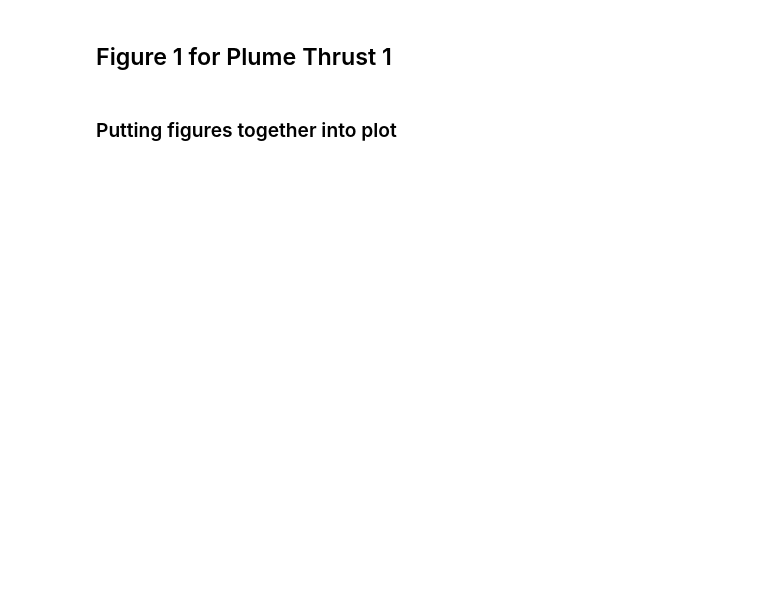
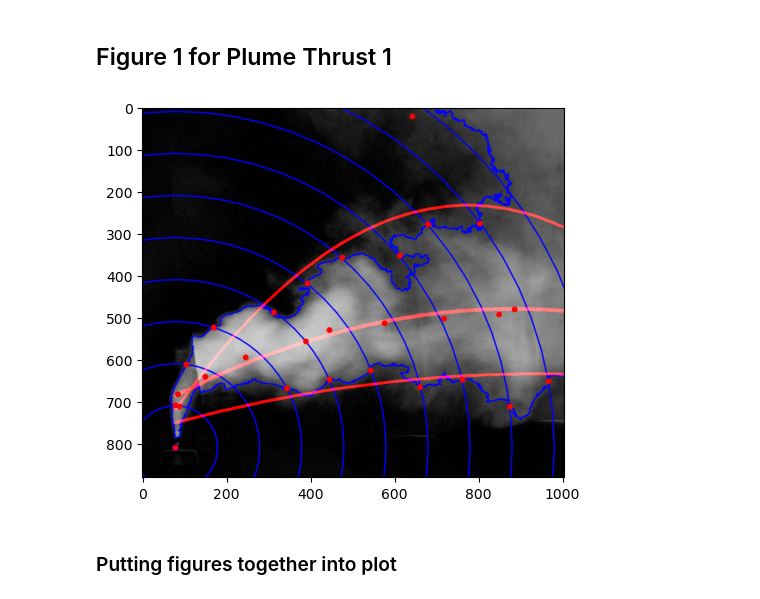
Before and after one commit to MalachiteWind/ROM-Plumes-Experiments, a Jupyter notebook: figures.ipynb, the cells around one changed output. Drawn from its saved outputs; the diff is of its cells as text; code cells hidden in the pictures; blank space fills up the shorter version.

Commit message:
updated figures

```diff
--- a/figures.ipynb
+++ b/figures.ipynb
@@ -41,9 +41,10 @@ output=plume_learner.concentric_circle(
     plume_contour=True, # This was added into source-- but probably not necessary anymore
     boundary_ring=True,
     fit_poly=True,
-    num_of_circs=22
+    num_of_circs=10,
+    radii=100
 )
-plotting_data= output[-1]
+plotting_data = output[-1]
 
 
 # cropping values
@@ -52,4 +53,13 @@ y2 = 1080
 x1 = 250
 x2 = 1255
 cropping_dimension = [y1,y2,x1,x2]
+# %%
+frame = output[0]
+frame_flip = np.fliplr(frame)
+frame_crop = frame_flip[y1:y2, x1:x2]
+
+plt.imshow(frame_crop)
+plt.show()
+# %% [output]
+[figure, added]
 # %%
```
Also changed, not shown: parts of 6 cells of this notebook.
